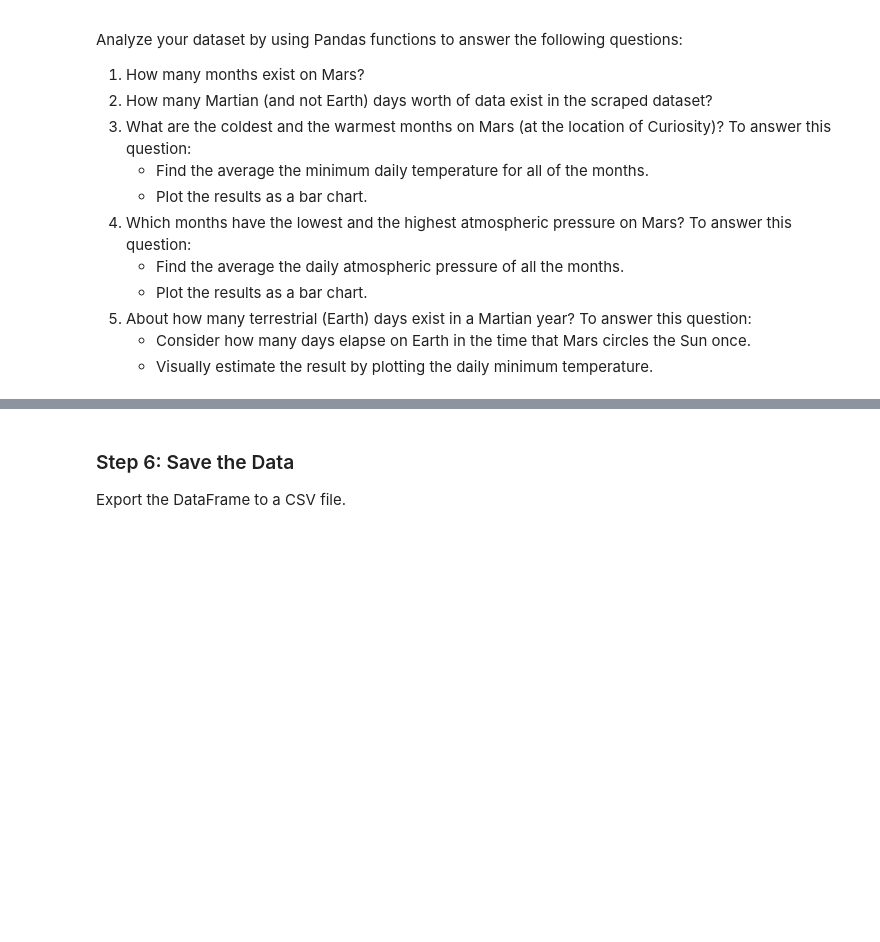
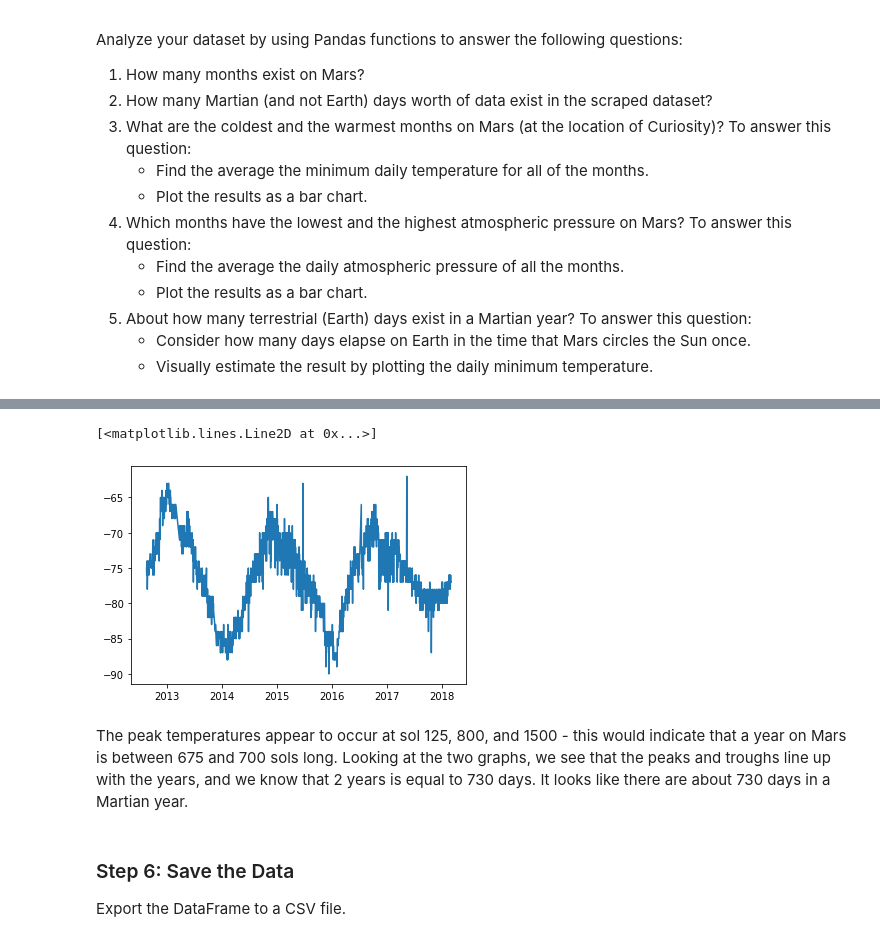
Before and after one commit to lilphonsdale/scraping-challenge, a Jupyter notebook: part_2_mars_weather.ipynb, the cells around one changed output, grey strips where cells are left out. Drawn from its saved outputs; the diff is of its cells as text; code cells hidden in the pictures; blank space fills up the shorter version.

```diff
--- a/part_2_mars_weather.ipynb
+++ b/part_2_mars_weather.ipynb
@@ -177,3 +256,10 @@ The distance from peak to peak is roughly 1425-750, or 675 days. A year on Mars
+# %%
+plt.plot(df['terrestrial_date'],df['min_temp'])
+# %% [output]
+[<matplotlib.lines.Line2D at 0x...>]
+[figure, added]
+# %% [markdown]
+The peak temperatures appear to occur at sol 125, 800, and 1500 - this would indicate that a year on Mars is between 675 and 700 sols long. Looking at the two graphs, we see that the peaks and troughs line up with the years, and we know that 2 years is equal to 730 days. It looks like there are about 730 days in a Martian year.
 # %% [markdown]
 ### Step 6: Save the Data
 
```
Also changed, not shown: parts of 18 cells of this notebook, 1 other file.
